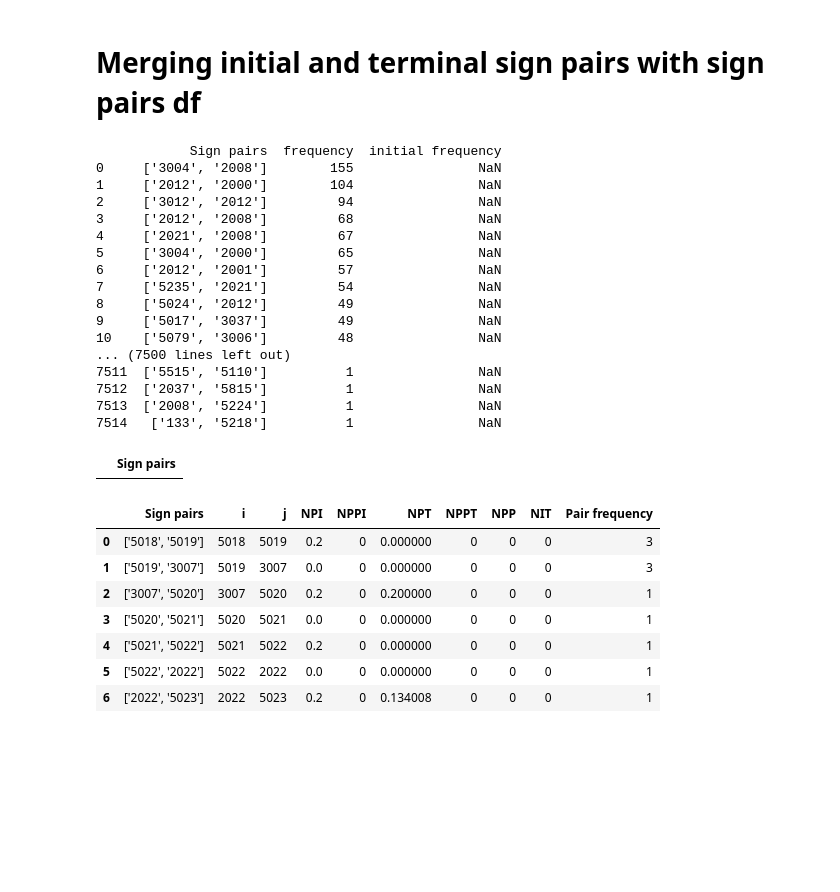
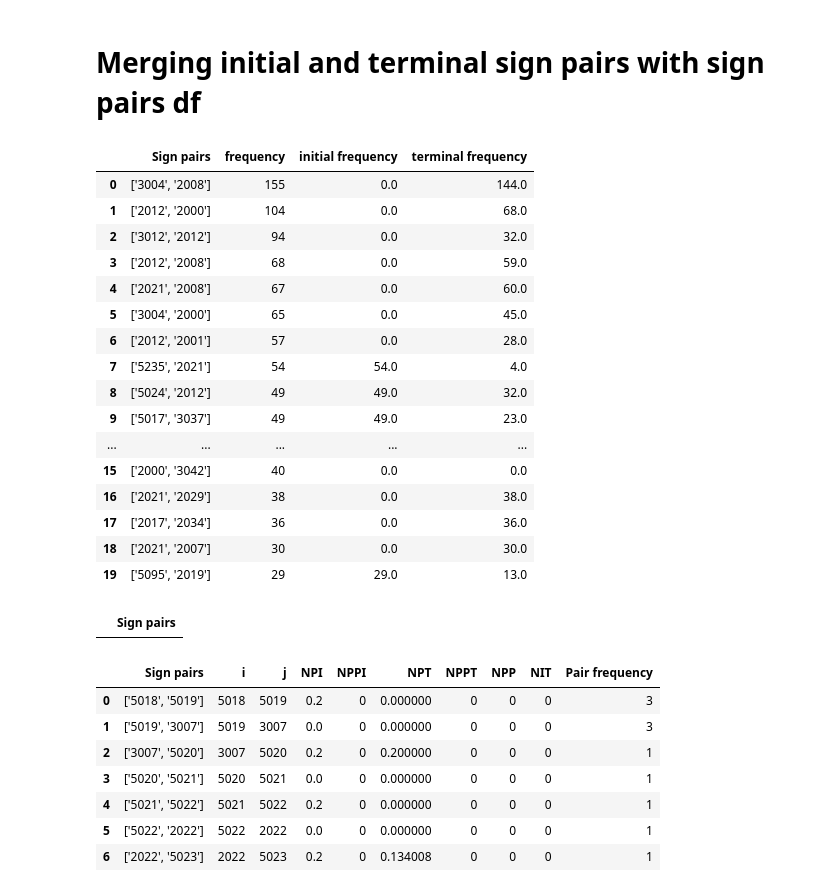
Before and after one commit to Kee2u/Deciphering_the_Indus_Valley_Script, a Jupyter notebook: Multivariate_Segmentation.ipynb, the cells around one changed output. Drawn from its saved outputs; the diff is of its cells as text; code cells hidden in the pictures; blank space fills up the shorter version.

Commit message:
Adding initial and terminal pair frequencies to table

```diff
--- a/Multivariate_Segmentation.ipynb
+++ b/Multivariate_Segmentation.ipynb
@@ -476,23 +464,25 @@ initial_sign_pair_freq_df["Sign pairs"] = initial_sign_pair_freq_df["Sign pairs"
 terminal_sign_pair_freq_df["Sign pairs"] = terminal_sign_pair_freq_df["Sign pairs"].astype(str)
 # %%
 sign_pairs_df = sign_pairs_df.merge(initial_sign_pair_freq_df, on="Sign pairs", how ="left")
-sign_pairs_df
+sign_pairs_df = sign_pairs_df.merge(terminal_sign_pair_freq_df, on="Sign pairs", how ="left")
+sign_pairs_df.fillna(0, inplace=True)
+sign_pairs_df.head(20)
 # %% [output]
-            Sign pairs  frequency  initial frequency
-0     ['3004', '2008']        155                NaN
-1     ['2012', '2000']        104                NaN
-2     ['3012', '2012']         94                NaN
-3     ['2012', '2008']         68                NaN
-4     ['2021', '2008']         67                NaN
-5     ['3004', '2000']         65                NaN
-6     ['2012', '2001']         57                NaN
-7     ['5235', '2021']         54                NaN
-8     ['5024', '2012']         49                NaN
-9     ['5017', '3037']         49                NaN
-10    ['5079', '3006']         48                NaN
-... (7500 lines left out)
-7511  ['5515', '5110']          1                NaN
-7512  ['2037', '5815']          1                NaN
-7513  ['2008', '5224']          1                NaN
-7514   ['133', '5218']          1                NaN
+|  | Sign pairs | frequency | initial frequency | terminal frequency |
+| 0 | ['3004', '2008'] | 155 | 0.0 | 144.0 |
+| 1 | ['2012', '2000'] | 104 | 0.0 | 68.0 |
+| 2 | ['3012', '2012'] | 94 | 0.0 | 32.0 |
+| 3 | ['2012', '2008'] | 68 | 0.0 | 59.0 |
+| 4 | ['2021', '2008'] | 67 | 0.0 | 60.0 |
+| 5 | ['3004', '2000'] | 65 | 0.0 | 45.0 |
+| 6 | ['2012', '2001'] | 57 | 0.0 | 28.0 |
+| 7 | ['5235', '2021'] | 54 | 54.0 | 4.0 |
+| 8 | ['5024', '2012'] | 49 | 49.0 | 32.0 |
+| 9 | ['5017', '3037'] | 49 | 49.0 | 23.0 |
+| ... | ... | ... | ... | ... |
+| 15 | ['2000', '3042'] | 40 | 0.0 | 0.0 |
+| 16 | ['2021', '2029'] | 38 | 0.0 | 38.0 |
+| 17 | ['2017', '2034'] | 36 | 0.0 | 36.0 |
+| 18 | ['2021', '2007'] | 30 | 0.0 | 30.0 |
+| 19 | ['5095', '2019'] | 29 | 29.0 | 13.0 |
 # %%
@@ -522,8 +512,8 @@ for i in range(len(sign_pairs)):
     except:
         pass
-# %%
-sign_pairs
-# %% [output]
-|  | Sign pairs |
+# %%
+sign_pairs2
+# %% [output]
+|  | Sign pairs |
 # %%
 sign_pairs_df["Sign pairs"] = sign_pairs_df["Sign pairs"].astype(str)
```
Also changed, not shown: parts of 10 cells of this notebook.
